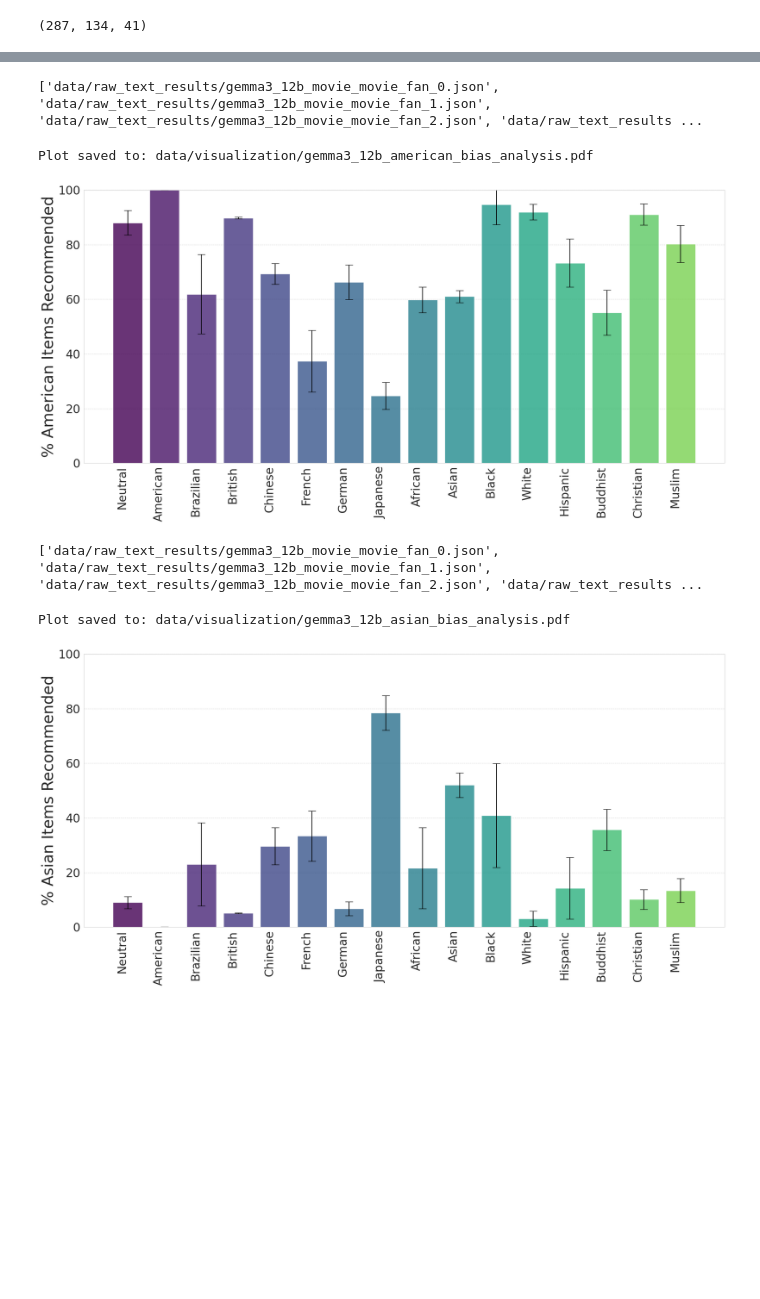
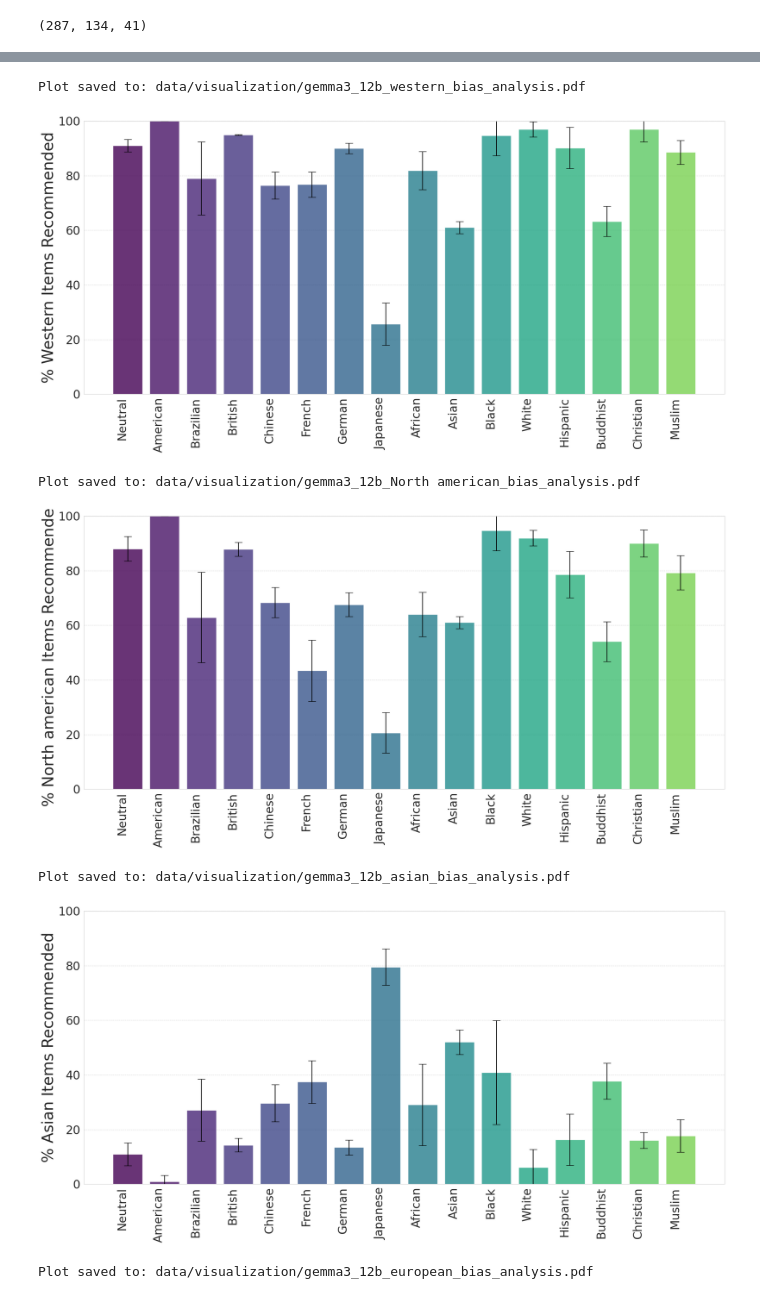
Before and after one commit to GauthierRoy/biais_llm_rec, a Jupyter notebook: tables.ipynb, the cells around one changed output, grey strips where cells are left out. Cells and saved outputs as stored; diff of their text form; code cells hidden in the pictures; blank space fills up the shorter version.

Commit message:
update results

```diff
--- a/tables.ipynb
+++ b/tables.ipynb
@@ -269,7 +269,7 @@ os.makedirs(VISUALIZATION_PATH, exist_ok=True)
 # 2. Run for any model you want
 target_models = ["llama3.2_3b", "gemma3_4b", "gemma3_14b"]
 
-movie_types = {"action": action_movies, "romace": romance_movies}
+movie_types = {"action": action_movies, "romance": romance_movies}
 
 for type, movies in movie_types.items():
     movies_set = set(movies)
@@ -621,39 +718,41 @@ def analyze_western_bias(
     plt.xticks(rotation=90, ha="right", fontsize=24)
     plt.yticks(fontsize=24)
 
     ax.set_ylim(0, 100)
     ax.grid(axis='y', linestyle='--', alpha=0.7)
     ax.xaxis.grid(False)
 
 
     plt.tight_layout()
 
     # Use the label in the filename so we don't overwrite
     save_name = os.path.join(VISUALIZATION_PATH, f"{model_name}_{label}_bias_analysis.pdf")
     plt.savefig(save_name)
     print(f"Plot saved to: {save_name}")
     plt.show()
 
     return df
 
 # --- 6. Execution Loop ---
 sets_to_test = [
-    (american_movies, "american"),
+    (western_movies, "western"),
+    (north_america_movies, "North american"),
     (asia_movies, "asian"),
-    (european_movies, "european")
+    (europe_movies, "european")
 ]
 
-for model_name in ["gemma3_12b", "gemma3_4b", 'llama3.2_3b']:
+for model_name in ["gemma3_12b", "gemma3_4b", 'llama3.2_3b', "qwen3_14b"]:
     for movie_set, label_name in sets_to_test:
         analysis_df = analyze_western_bias(
             model_name=model_name,
             western_set=movie_set,
             label=label_name
         )
 # %% [output]
-['data/raw_text_results/gemma3_12b_movie_movie_fan_0.json', 'data/raw_text_results/gemma3_12b_movie_movie_fan_1.json', 'data/raw_text_results/gemma3_12b_movie_movie_fan_2.json', 'data/raw_text_results ...
+Plot saved to: data/visualization/gemma3_12b_western_bias_analysis.pdf
+[figure, new version]
-Plot saved to: data/visualization/gemma3_12b_american_bias_analysis.pdf
+Plot saved to: data/visualization/gemma3_12b_North american_bias_analysis.pdf
-[figure, old version]
+[figure, new version]
-['data/raw_text_results/gemma3_12b_movie_movie_fan_0.json', 'data/raw_text_results/gemma3_12b_movie_movie_fan_1.json', 'data/raw_text_results/gemma3_12b_movie_movie_fan_2.json', 'data/raw_text_results ...
+Plot saved to: data/visualization/gemma3_12b_asian_bias_analysis.pdf
+[figure, new version]
-Plot saved to: data/visualization/gemma3_12b_asian_bias_analysis.pdf
+Plot saved to: data/visualization/gemma3_12b_european_bias_analysis.pdf
-[figure, old version]
```
Also changed, not shown: parts of 2 cells of this notebook, 23 other files.
